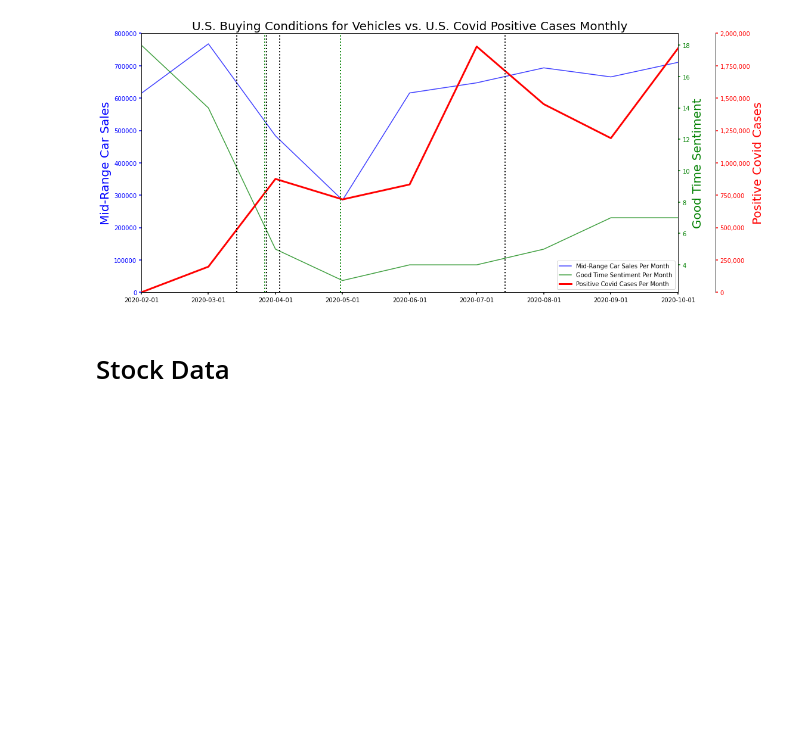
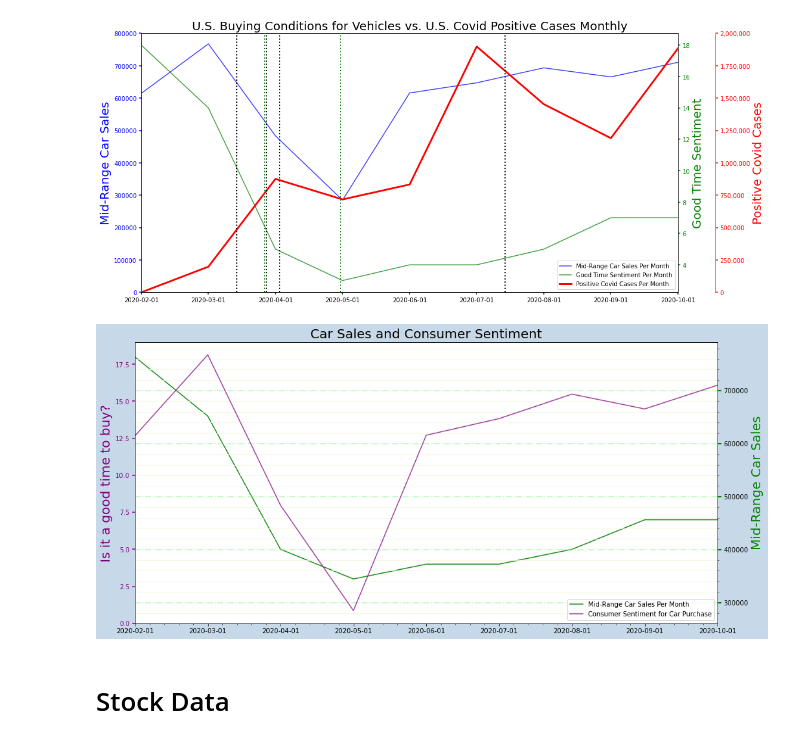
Before and after one commit to danawoodruff/Car-Sales-Analysis, a Jupyter notebook: Working_Master.ipynb, the cells around one changed output. Cells and saved outputs as stored; diff of their text form; code cells hidden in the pictures; blank space fills up the shorter version.

```diff
--- a/Working_Master.ipynb
+++ b/Working_Master.ipynb
@@ -1296,6 +1296,79 @@ plt.savefig('Images/buying_conditionsVehicles.png',bbox_inches="tight")
 plt.show()
 # %% [output]
 [figure]
+# %%
+# Plot two line plot
+
+# Set spine for 2nd line plot
+def make_patch_spines_invisible(ax):
+    ax.set_frame_on(True)
+    ax.patch.set_visible(False)
+    for sp in ax.spines.values():
+        sp.set_visible(False)
+
+# give host plot a variable
+fig, host = plt.subplots(figsize=(20,8))
+fig.subplots_adjust(right=0.75)
+
+# initiate share of x axis
+par1 = host.twinx()
+
+# Set color of plot border
+fig.patch.set_facecolor('steelblue')
+fig.patch.set_alpha(0.3)
+
+# Added variables for three line plots
+x_axis1 = casesVcars_sent['Date']
+x_axis = casesVcars_sent['Date']
+
+y_axis1 = casesVcars_sent["Mid-Range Car Sales"]
+y_axis = casesVcars_sent["Good Times"]
+
+# line plots - line plots with handles
+line1, = host.plot(x_axis,y_axis,c='green',alpha = 0.9, label = "Mid-Range Car Sales Per Month")
+line2, = par1.plot(x_axis1,y_axis1,c='purple',alpha = 0.75, label = "Consumer Sentiment for Car Purchase")
+
+# Give x and y limits to plots
+host.set_xlim(0, 8)
+host.set_ylim(0, 19)
+
+# create labels
+host.set_xlabel("")
+host.set_ylabel("Is it a good time to buy?", fontsize = 20)
+host.set_title("Car Sales and Consumer Sentiment" ,fontsize = 20)
+par1.set_ylabel("Mid-Range Car Sales",fontsize = 20)
+
+
+# Give colors to labels
+par1.yaxis.label.set_color(line1.get_color())
+host.yaxis.label.set_color(line2.get_color())
+
+# Give colors to ticks and lines
+tkw = dict(size=4, width=1.5)
+par1.tick_params(axis='y', colors=line1.get_color(), **tkw)
+host.tick_params(axis='y', colors=line2.get_color(), **tkw)
+par1.tick_params(axis='x', **tkw)
+
+# Variable for lines for legend
+lines = [line1, line2]
+par1.legend(lines, [l.get_label() for l in lines], loc='lower right')
+
+# Format tick marks
+plt.tick_params(axis='both', direction='out', length=6, width=2, labelcolor = 'black',colors='green')
+
+# Major grid lines
+plt.grid(b=True, which='major', color='lightgreen', alpha=0.6, linestyle='dashdot', lw=1.5)
+
+# Minor grid lines
+plt.minorticks_on()
+plt.grid(b=True, which='minor', color='beige', alpha=0.8, ls='-', lw=1)
+
+# Save figure
+plt.savefig('Images/Sales and Sentiment.png',bbox_inches="tight")
+
+plt.show()
+# %% [output]
+[figure, added]
 # %% [markdown]
 # Stock Data
 # %%
```
Also changed, not shown: parts of 4 cells of this notebook, 7 other files.
